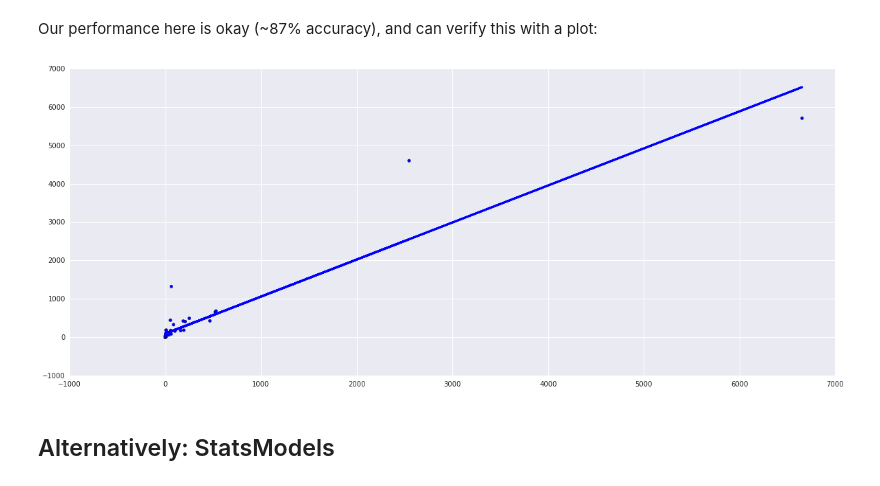
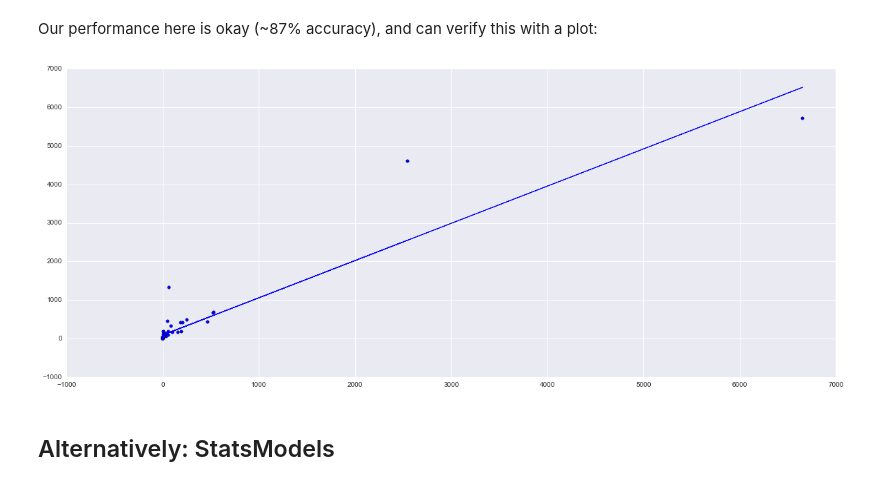
Before and after one commit to kinsenlee/DS_HK_5, a Jupyter notebook: notebooks/05 - Linear Regression.ipynb, the cells around one changed output. Drawn from its saved outputs; the diff is of its cells as text; code cells hidden in the pictures.

```diff
--- a/notebooks/05 - Linear Regression.ipynb
+++ b/notebooks/05 - Linear Regression.ipynb
@@ -314,7 +314,7 @@ pd.set_option('max_rows', 20)
 mpl.rc("figure", figsize=(20, 8))
 
 # Store data in a consistent place
-DATA_DIR = 'ds/DS_HK_4/data/'
+DATA_DIR = '../data/'
 # %% [markdown]
 ### Build an incredibly basic linear model function.
 # %%
@@ -467,10 +491,10 @@ print regr.score(body, brain)
 Our performance here is okay (~87% accuracy), and can verify this with a plot:
 # %%
 plt.scatter(body, brain)
-plt.plot(body, regr.predict(body), color='blue', linewidth=3)
+plt.plot(body, regr.predict(body), color='blue', linewidth=1)
 plt.show()
 # %% [output]
-[figure, old version]
+[figure, new version]
 # %% [markdown]
 ## Alternatively: StatsModels
 # %%
```
Also changed, not shown: parts of 14 cells of this notebook.
